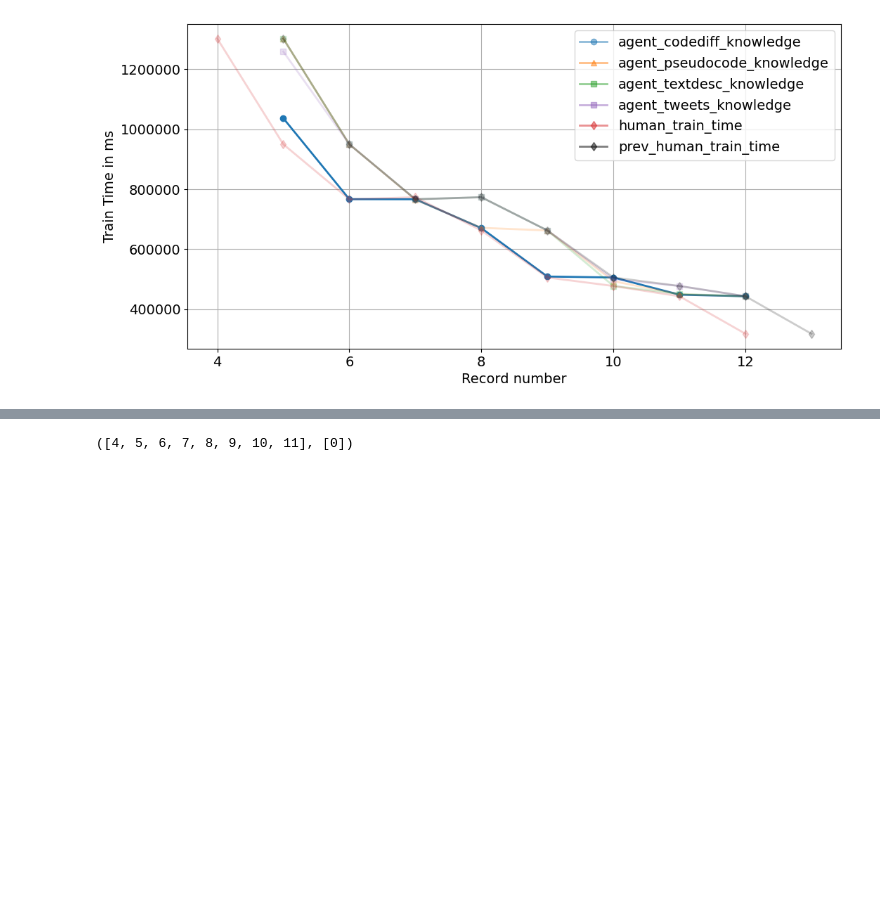
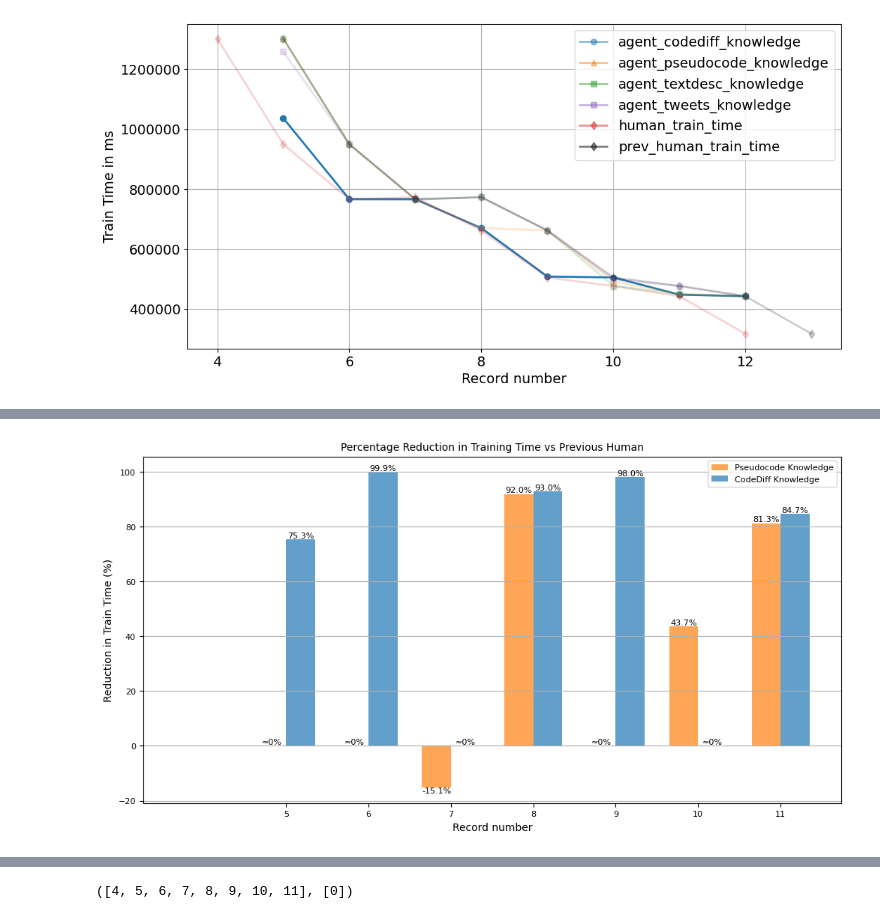
Before and after one commit to facebookresearch/llm-speedrunner, a Jupyter notebook: results.ipynb, the cells around one changed output, grey strips where cells are left out. Saved outputs shown, nothing was run; the diff lists cells and outputs as text; code cells hidden in the pictures; blank space fills up the shorter version.

```diff
--- a/results.ipynb
+++ b/results.ipynb
@@ -457,0 +625,63 @@ plt.savefig('codediff.jpg', dpi=100)
+# %%
+cmap = plt.get_cmap('tab10')
+fig, ax = plt.subplots()
+x_list = list(range(5, 12))
+
+# Calculate percentage reduction from prev human to human for both agents
+reductions_l1 = {}
+reductions_codediff = {}
+
+for k in agent_l1_record.keys():
+    if k in prev_human_train_time_dict and k in new_human_train_time_dict:
+        prev_time = prev_human_train_time_dict[k]
+        new_time = new_human_train_time_dict[k]
+        reduction_l1 = ((prev_time - agent_l1_record[k]) / (prev_time - new_time)) * 100
+        reduction_codediff = ((prev_time - agent_record[k]) / (prev_time - new_time)) * 100
+        reductions_l1[k] = reduction_l1
+        reductions_codediff[k] = reduction_codediff
+
+# Set width of bars
+bar_width = 0.35
+
+# Set position of bar on X axis
+r1 = np.arange(len(reductions_l1))
+r2 = [x + bar_width for x in r1]
+
+# Create bars with positive and negative colors
+for i, (l1_val, cd_val) in enumerate(zip(reductions_l1.values(), reductions_codediff.values())):
+    # Pseudocode Knowledge bars
+    bar1 = ax.bar(r1[i], l1_val, bar_width, color=cmap(1), alpha=0.7)
+
+    # Add text for Pseudocode Knowledge bars
+    if abs(l1_val) < 2:
+        ax.text(r1[i], l1_val, '≈0%', ha='center', va='bottom' if l1_val >= 0 else 'top', fontsize=8)
+    else:
+        ax.text(r1[i], l1_val, f'{l1_val:.1f}%', ha='center', va='bottom' if l1_val >= 0 else 'top', fontsize=8)
+
+    # CodeDiff Knowledge bars
+    bar2 = ax.bar(r2[i], cd_val, bar_width, color=cmap(0), alpha=0.7)
+
+    # Add text for CodeDiff Knowledge bars
+    if abs(cd_val) < 2:
+        ax.text(r2[i], cd_val, '≈0%', ha='center', va='bottom' if cd_val >= 0 else 'top', fontsize=8)
+    else:
+        ax.text(r2[i], cd_val, f'{cd_val:.1f}%', ha='center', va='bottom' if cd_val >= 0 else 'top', fontsize=8)
+
+# Add dummy bars for legend
+ax.bar([-1], [0], bar_width, label='Pseudocode Knowledge', color=cmap(1), alpha=0.7)
+ax.bar([-1], [0], bar_width, label='CodeDiff Knowledge', color=cmap(0), alpha=0.7)
+
+# Add labels
+ax.set_xlabel('Record number', fontsize=10)
+ax.set_ylabel('Reduction in Train Time (%)', fontsize=10)
+ax.set_title('Percentage Reduction in Training Time vs Previous Human', fontsize=10)
+ax.set_xticks([r + bar_width/2 for r in range(len(reductions_l1))])
+ax.set_xticklabels(reductions_l1.keys(), fontsize=8)
+ax.tick_params(axis='y', labelsize=8)
+
+ax.grid(True, axis='y')
+ax.legend(fontsize=8)
+
+plt.savefig('reduction_comparison.jpg', dpi=100)
+# %% [output]
+[figure, added]
```
Also changed, not shown: parts of 16 cells of this notebook.
